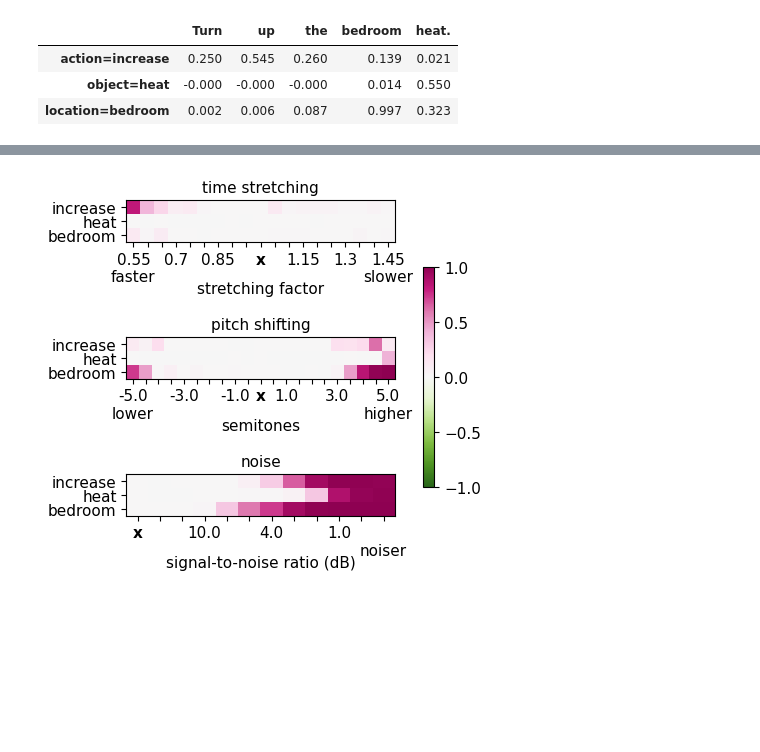
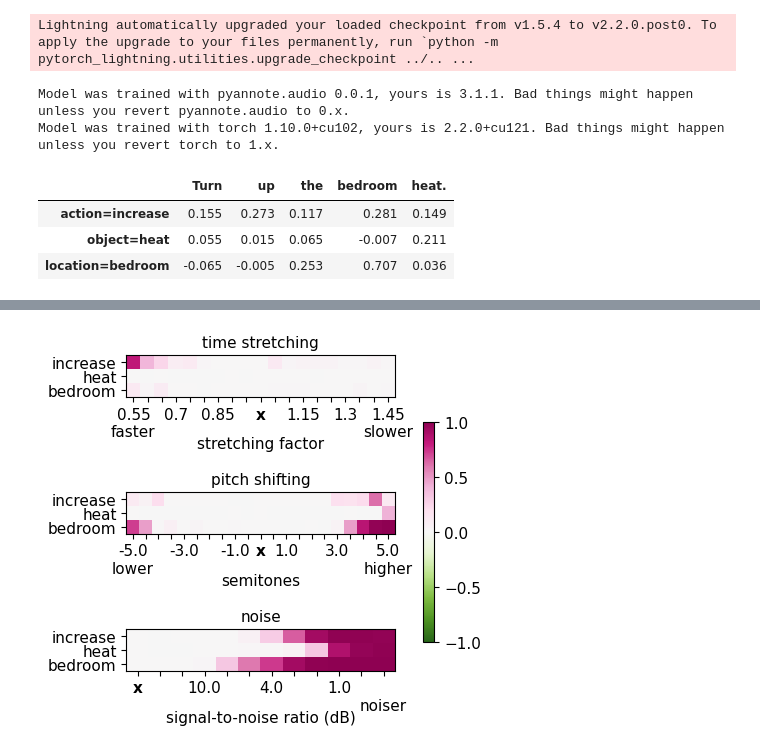
Before and after one commit to g8a9/ferret, a Jupyter notebook: examples/speech_xai_exp.ipynb, the cells around one changed output, grey strips where cells are left out. Drawn from its saved outputs; the diff is of its cells as text; code cells hidden in the pictures; blank space fills up the shorter version.

```diff
--- a/examples/speech_xai_exp.ipynb
+++ b/examples/speech_xai_exp.ipynb
@@ -85,7 +106,15 @@ explanation = benchmark.explain(
 # %%
+explanation = benchmark.explain(
+    audio_path=audio_path,
+    methodology='LIME'
+)
+
 display(benchmark.show_table(explanation, decimals=3))
 # %% [output]
+Lightning automatically upgraded your loaded checkpoint from v1.5.4 to v2.2.0.post0. To apply the upgrade to your files permanently, run `python -m pytorch_lightning.utilities.upgrade_checkpoint ../.. ...
+Model was trained with pyannote.audio 0.0.1, yours is 3.1.1. Bad things might happen unless you revert pyannote.audio to 0.x.
+Model was trained with torch 1.10.0+cu102, yours is 2.2.0+cu121. Bad things might happen unless you revert torch to 1.x.
 |  | Turn | up | the | bedroom | heat. |
-| action=increase | 0.250 | 0.545 | 0.260 | 0.139 | 0.021 |
-| object=heat | -0.000 | -0.000 | -0.000 | 0.014 | 0.550 |
-| location=bedroom | 0.002 | 0.006 | 0.087 | 0.997 | 0.323 |
+| action=increase | 0.155 | 0.273 | 0.117 | 0.281 | 0.149 |
+| object=heat | 0.055 | 0.015 | 0.065 | -0.007 | 0.211 |
+| location=bedroom | -0.065 | -0.005 | 0.253 | 0.707 | 0.036 |
```
Also changed, not shown: parts of 26 cells of this notebook, 3 other files.
